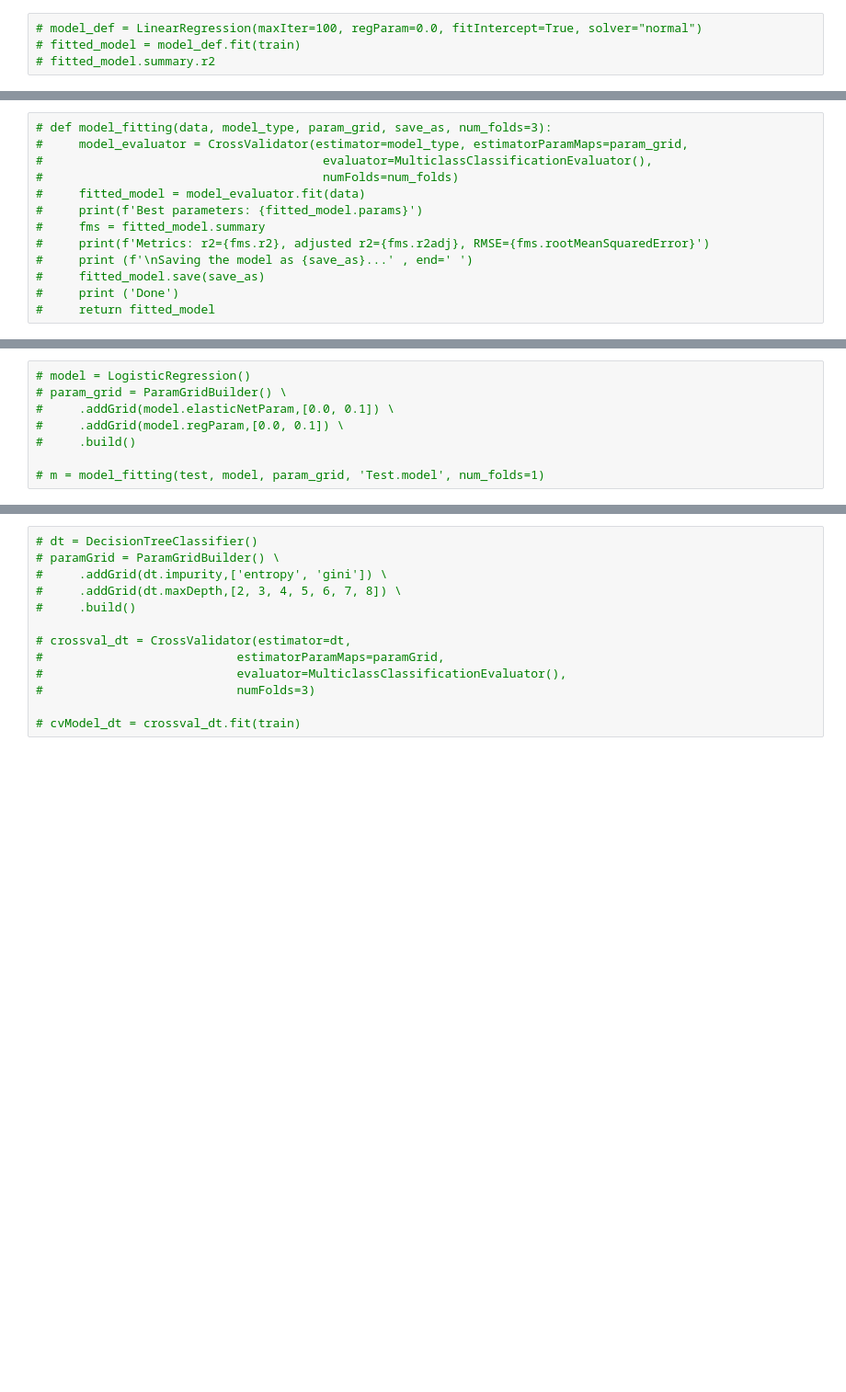
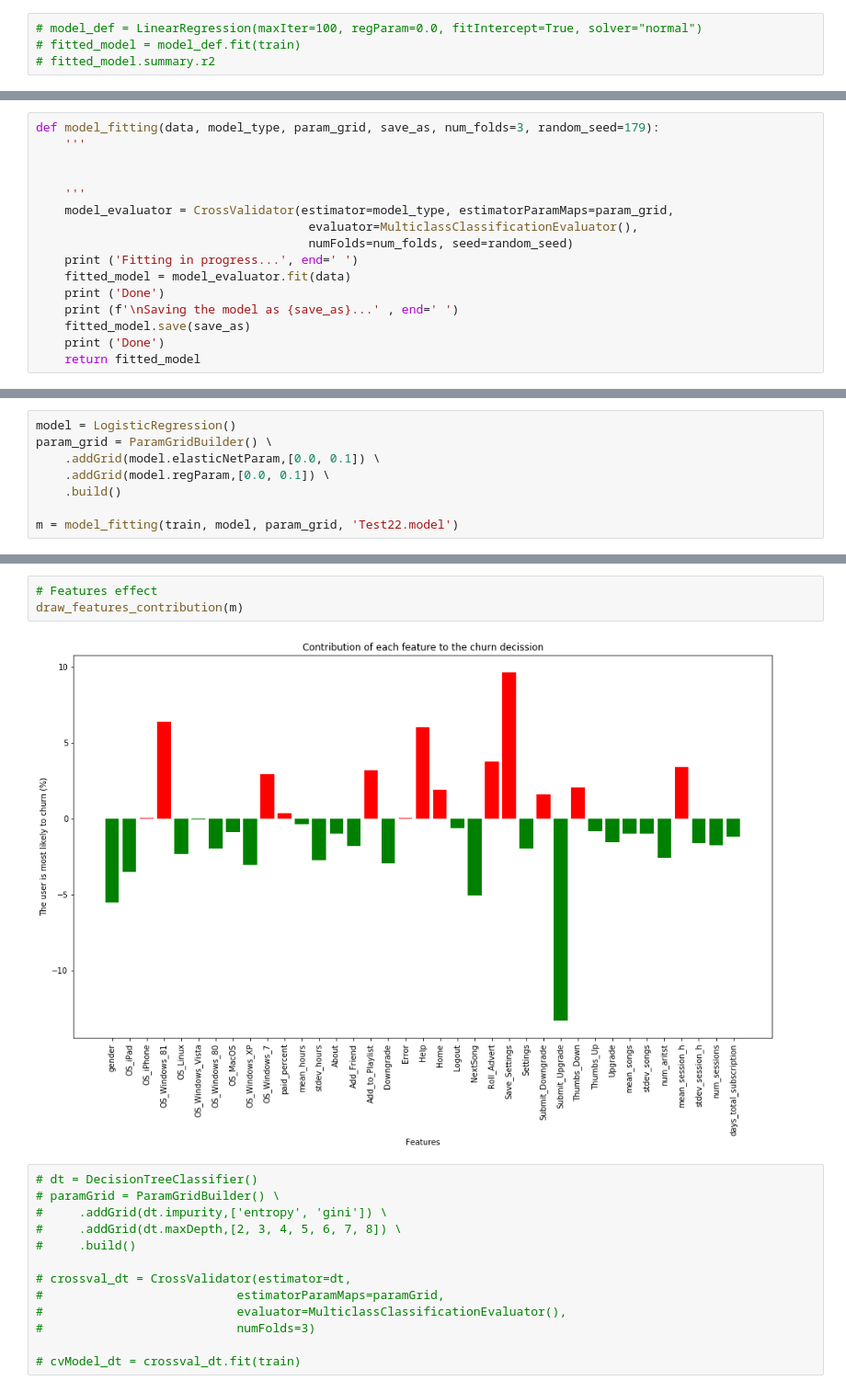
Before and after one commit to drnesr/Sparkify, a Jupyter notebook: Sparkify.ipynb, the cells around one changed output, grey strips where cells are left out. Shown: that part at 92% size. Saved outputs shown, nothing was run; the diff lists cells and outputs as text; blank space fills up the shorter version.

Commit message:
Clean the workspace and finalizing outputs for one model

```diff
--- a/Sparkify.ipynb
+++ b/Sparkify.ipynb
@@ -1135,13 +1147,16 @@ only showing top 3 rows
 # %%
-# def model_fitting(data, model_type, param_grid, save_as, num_folds=3):
-#     model_evaluator = CrossValidator(estimator=model_type, estimatorParamMaps=param_grid,
-#                                       evaluator=MulticlassClassificationEvaluator(),
-#                                       numFolds=num_folds)
-#     fitted_model = model_evaluator.fit(data)
-#     print(f'Best parameters: {fitted_model.params}')
-#     fms = fitted_model.summary
-#     print(f'Metrics: r2={fms.r2}, adjusted r2={fms.r2adj}, RMSE={fms.rootMeanSquaredError}')
-#     print (f'\nSaving the model as {save_as}...' , end=' ')
-#     fitted_model.save(save_as)
-#     print ('Done')
-#     return fitted_model
+def model_fitting(data, model_type, param_grid, save_as, num_folds=3, random_seed=179):
+    '''
+
+
+    '''
+    model_evaluator = CrossValidator(estimator=model_type, estimatorParamMaps=param_grid,
+                                      evaluator=MulticlassClassificationEvaluator(),
+                                      numFolds=num_folds, seed=random_seed)
+    print ('Fitting in progress...', end=' ')
+    fitted_model = model_evaluator.fit(data)
+    print ('Done')
+    print (f'\nSaving the model as {save_as}...' , end=' ')
+    fitted_model.save(save_as)
+    print ('Done')
+    return fitted_model
@@ -1148,8 +1243,8 @@ only showing top 3 rows
 # %%
-# model = LogisticRegression()
-# param_grid = ParamGridBuilder() \
-#     .addGrid(model.elasticNetParam,[0.0, 0.1]) \
-#     .addGrid(model.regParam,[0.0, 0.1]) \
-#     .build()
+model = LogisticRegression()
+param_grid = ParamGridBuilder() \
+    .addGrid(model.elasticNetParam,[0.0, 0.1]) \
+    .addGrid(model.regParam,[0.0, 0.1]) \
+    .build()
 
-# m = model_fitting(test, model, param_grid, 'Test.model', num_folds=1)
+m = model_fitting(train, model, param_grid, 'Test22.model')
@@ -1156,3 +1266,8 @@ only showing top 3 rows
+# %%
+# Features effect
+draw_features_contribution(m)
+# %% [output]
+[figure, added]
 # %%
 # dt = DecisionTreeClassifier()
 # paramGrid = ParamGridBuilder() \
```
Also changed, not shown: parts of 12 cells of this notebook.
